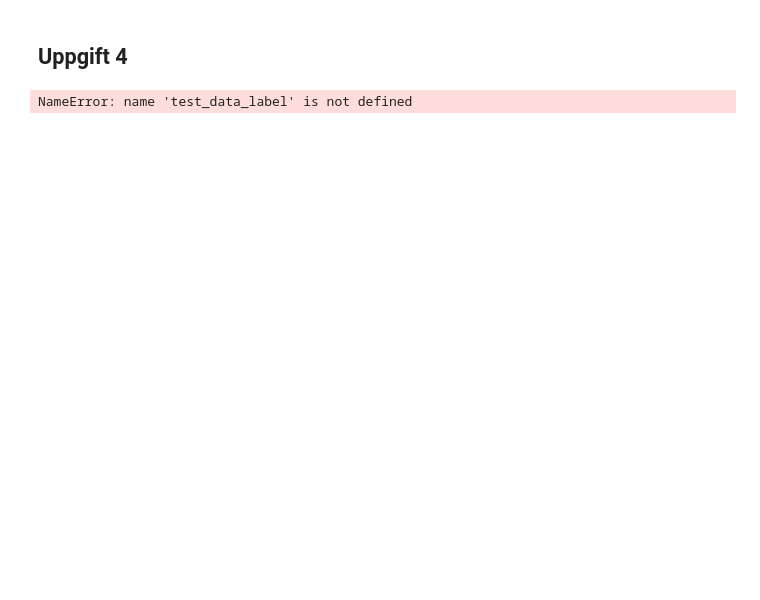
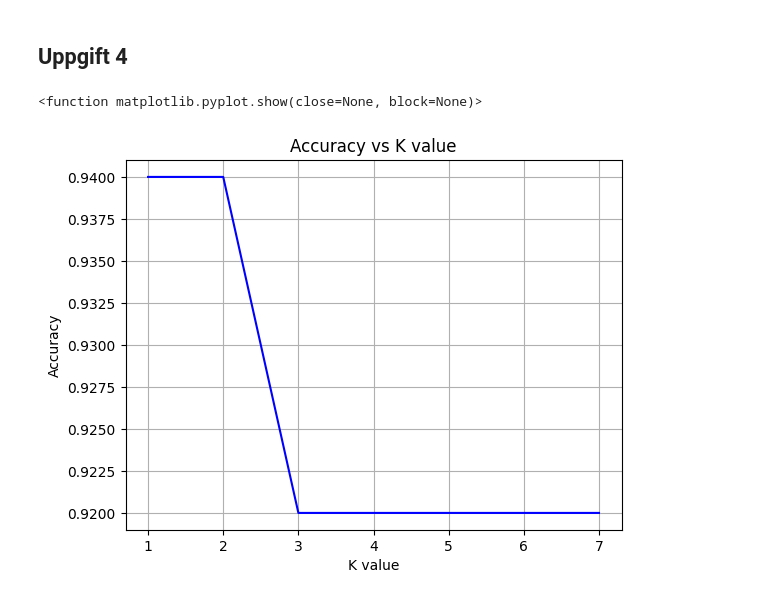
Before and after one commit to Max149/python-programming-max-farnstrom, a Jupyter notebook: Labs/Lab2.ipynb, the cells around one changed output. Cells and saved outputs as stored; diff of their text form; code cells hidden in the pictures; blank space fills up the shorter version.

```diff
--- a/Labs/Lab2.ipynb
+++ b/Labs/Lab2.ipynb
@@ -145,7 +150,7 @@ while True:
     try:
         width = float(input("Enter the test point width: "))
         height = float(input("Enter the height of the test point: "))
-        test_point = (width, height)
+        test_point = {'width': width, 'height': height}
         break
     except ValueError:
         print("Invalid input")
@@ -153,7 +158,7 @@ while True:
 # Calculating the closest label
 min_distance = float('inf')
 closest_label = None
-for i in range(num_points):
+for i in range(num_data_points):
     distance = euclidean_distance(test_point, all_data[i])
     if distance < min_distance:
         min_distance = distance
@@ -170,27 +175,30 @@ Test point with (width, height): (25.0, 42.0) is classified as Pikachu
 # %%
 import numpy as np
 from operator import itemgetter
+from collections import Counter
 
 def euclidean_distance(point1, point2):
-    x1, y1 = point1
-    x2, y2 = point2
-    return np.sqrt((x2-x1) ** 2 + (y2 - y1)**2)
+    return np.sqrt((point1['width'] - point2['width']) ** 2 + (point1['height'] - point2['height']) **2)
 
-test_points = [(25, 32), (24.2, 31.5), (22, 34), (20.5, 34)]
+test_points = [{'width': width, 'height': height} for width, height in zip(test_x, test_y)]
+
+class_to_name = {0: 'Pichu', 1: 'Pikachu'}
 
 # looping through each testingpoint and calculating distance between all points and the all_data points
-for test_point in test_points:
-    distances = [(i, euclidean_distance(test_point, point)) for i, point in enumerate(all_data)]
+for j in range(num_test_points):
+    distances = [(i, Distances[i][j]) for i in range(num_data_points)]
 
+sorted_distances = sorted(distances, key=itemgetter(1))
+
+n = 5
 # sorting distances
-closest_indices = [index for index, _ in sorted (distances, key=itemgetter(1))[:10]]
+closest_indices = [index for index, _ in sorted_distances[:n]]
 
 # getting 10 closest points
-closest_points = [all_data[i] for i in closest_indices]
+closest_labels = [all_data[i]['label'] for i in closest_indices]
 
-classified_classes = max(set(closest_classes), key=closest_classes.count)
+majority_vote_class = Counter(closest_labels).most_common(1)[0][0]
+majority_vote_name = class_to_name.get(majority_vote_class, 'unknown')
 
-print(f"Test point (width, height): {test_point} - closest points:")
-for i, point in enumerate(closest_points, start=1):
-    print(f"{i}. {point}")
+print(f"Test point (width, height): {test_points[j]} belongs to class: {majority_vote_name}")
 # %% [output]
@@ -277,7 +275,12 @@ accuracy_val = []
 k_val = []
 
 def calculate_distance(point1, point2):
-    return math.sqrt((point1[0] - point2[0])**2 + (point1[1] - point2[1])**2)
+    # Access 'width' and 'height' values from the dictionaries
+    width1, height1 = point1['width'], point1['height']
+    width2, height2 = point2['width'], point2['height']
+
+    # Calculate the Euclidean distance
+    return math.sqrt((width1 - width2)**2 + (height1 - height2)**2)
 
 
 # going through different values for k(1-8)
@@ -291,36 +294,38 @@ for k in range(1, 8):
     for test_point, actual_label in test_data_label:
         distances = [(calculate_distance(test_point, train_point), train_label) for train_point, train_label in training_data_label]
 
+        # Rest of your code for distance calculation and classification
         sorted_distances = sorted(distances, key=lambda x: x[0])
         k_nearest = sorted_distances[:k]
 
         pikachu_count = sum(1 for _, label in k_nearest if label == "Pikachu")
         pichu_count = sum(1 for _, label in k_nearest if label == "Pichu")
 
         predicted_label = "Pikachu" if pikachu_count > pichu_count else "Pichu"
 
         if predicted_label == "Pikachu" and actual_label == "Pikachu":
             TP += 1
         elif predicted_label == "Pikachu" and actual_label == "Pichu":
             FP += 1
         elif predicted_label == "Pichu" and actual_label == "Pikachu":
             FN += 1
         else:
             TN += 1
 
     # calculating accuracy
     Total = len(test_data_label)
     accuracy = (TP + TN) / Total
 
     # adding k_val and accuracy for plotting
     accuracy_val.append(accuracy)
     k_val.append(k)
 
 plt.plot(k_val, accuracy_val, color= "blue")
 plt.title("Accuracy vs K value")
 plt.xlabel("K value")
 plt.ylabel("Accuracy")
 plt.grid(True)
 plt.show
 # %% [output]
-NameError: name 'test_data_label' is not defined
+<function matplotlib.pyplot.show(close=None, block=None)>
+[figure, added]
```
Also changed, not shown: parts of 9 cells of this notebook.
